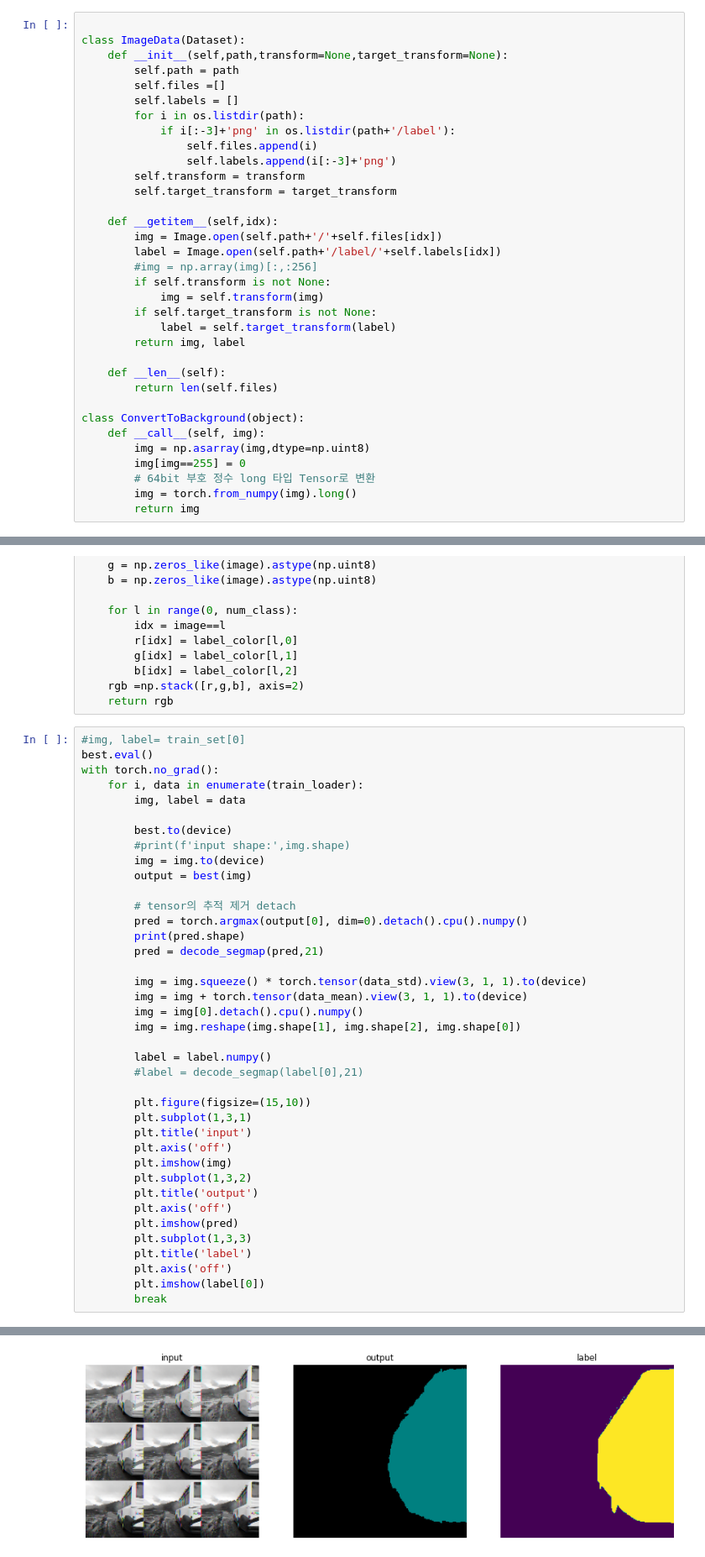
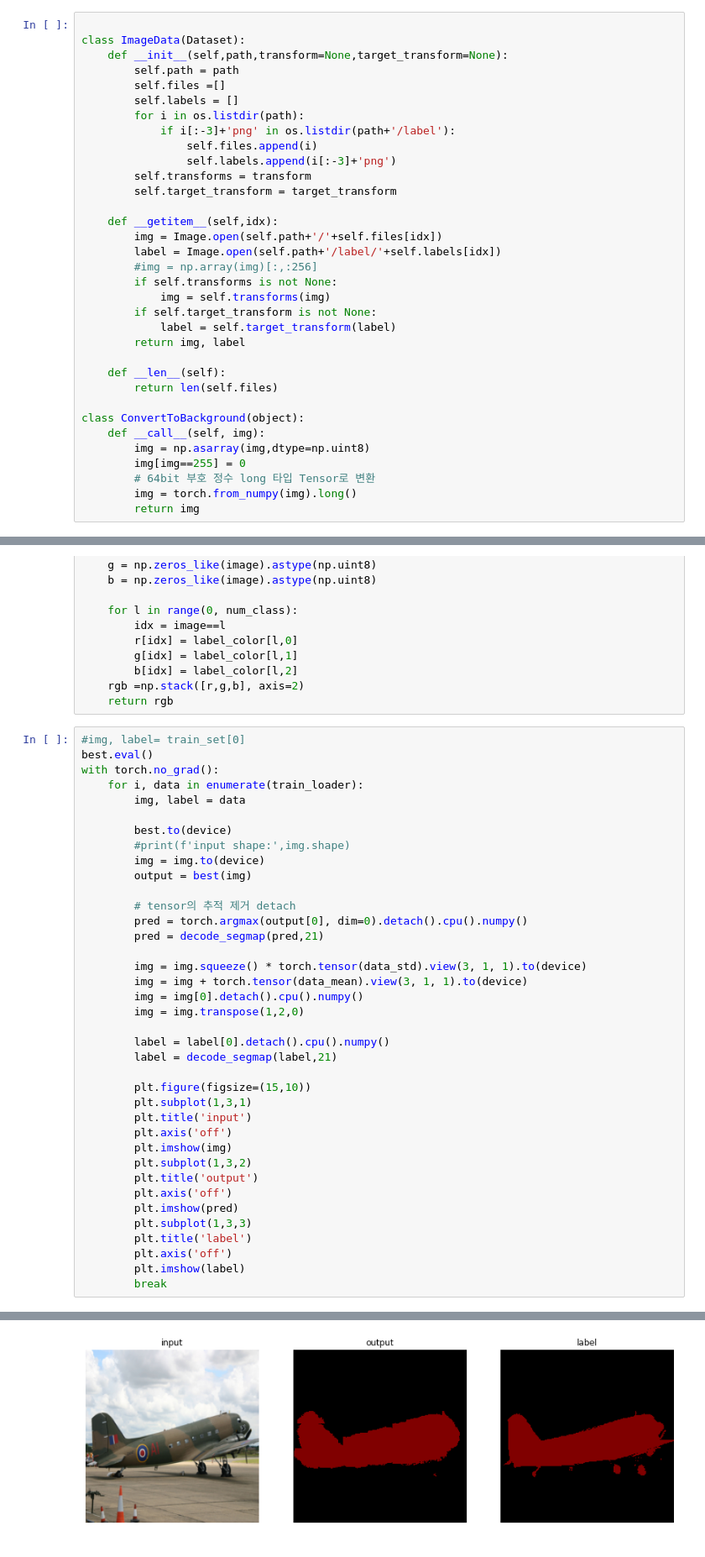
Before and after one commit to KNU-BrainAI-Capstone2022/VnV, a Jupyter notebook: FCN/FCN32test.ipynb, the cells around one changed output, grey strips where cells are left out. Shown: that part at 84% size. Cells and saved outputs as stored; diff of their text form.

```diff
--- a/FCN/FCN32test.ipynb
+++ b/FCN/FCN32test.ipynb
@@ -34,15 +34,15 @@ class ImageData(Dataset):
             if i[:-3]+'png' in os.listdir(path+'/label'):
                 self.files.append(i)
                 self.labels.append(i[:-3]+'png')
-        self.transform = transform
+        self.transforms = transform
         self.target_transform = target_transform
 
     def __getitem__(self,idx):
         img = Image.open(self.path+'/'+self.files[idx])
         label = Image.open(self.path+'/label/'+self.labels[idx])
         #img = np.array(img)[:,:256]
-        if self.transform is not None:
-            img = self.transform(img)
+        if self.transforms is not None:
+            img = self.transforms(img)
         if self.target_transform is not None:
             label = self.target_transform(label)
         return img, label
@@ -433,16 +434,15 @@ with torch.no_grad():
 
         # tensor의 추적 제거 detach
         pred = torch.argmax(output[0], dim=0).detach().cpu().numpy()
-        print(pred.shape)
         pred = decode_segmap(pred,21)
 
         img = img.squeeze() * torch.tensor(data_std).view(3, 1, 1).to(device)
         img = img + torch.tensor(data_mean).view(3, 1, 1).to(device)
         img = img[0].detach().cpu().numpy()
-        img = img.reshape(img.shape[1], img.shape[2], img.shape[0])
+        img = img.transpose(1,2,0)
 
-        label = label.numpy()
-        #label = decode_segmap(label[0],21)
+        label = label[0].detach().cpu().numpy()
+        label = decode_segmap(label,21)
 
         plt.figure(figsize=(15,10))
         plt.subplot(1,3,1)
@@ -456,6 +456,6 @@ with torch.no_grad():
         plt.subplot(1,3,3)
         plt.title('label')
         plt.axis('off')
-        plt.imshow(label[0])
+        plt.imshow(label)
         break
 # %% [output]
@@ -463 +462 @@ with torch.no_grad():
-[figure, old version]
+[figure, new version]
```
Also changed, not shown: parts of 3 cells of this notebook, 3 other files.
